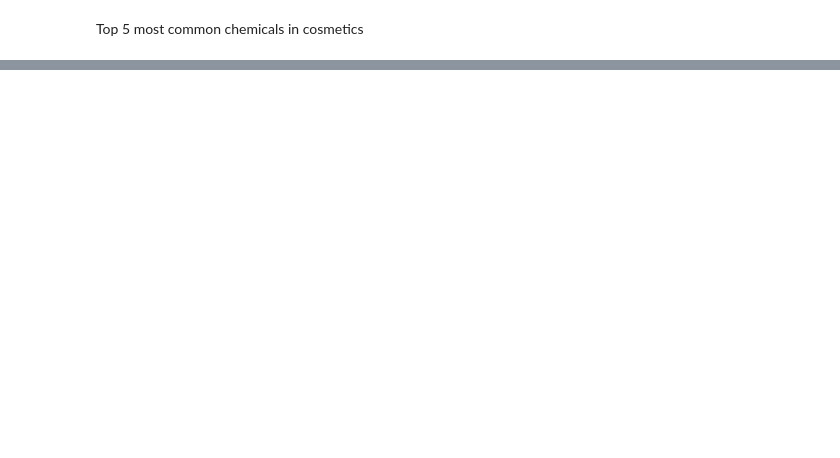
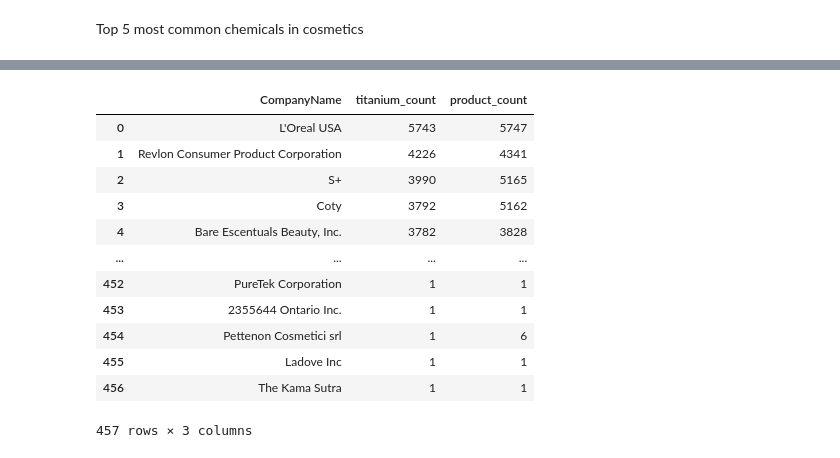
Before and after one commit to Hopex3/Cosmetics, a Jupyter notebook: capstone.ipynb, the cells around one changed output, grey strips where cells are left out. Cells and saved outputs as stored; diff of their text form; code cells hidden in the pictures; blank space fills up the shorter version.

```diff
--- a/capstone.ipynb
+++ b/capstone.ipynb
@@ -36,0 +96,4 @@ Name: count, dtype: int64
+# %%
+company_titanium=products_titanium['CompanyName'].value_counts().reset_index()
+# %%
+company_titanium=company_titanium.rename(columns= {'count':'titanium_count'})
@@ -36,0 +105,16 @@ Name: count, dtype: int64
+# %%
+titanium_and_company
+# %% [output]
+|  | CompanyName | titanium_count | product_count |
+| 0 | L'Oreal USA | 5743 | 5747 |
+| 1 | Revlon Consumer Product Corporation | 4226 | 4341 |
+| 2 | S+ | 3990 | 5165 |
+| 3 | Coty | 3792 | 5162 |
+| 4 | Bare Escentuals Beauty, Inc. | 3782 | 3828 |
+| ... | ... | ... | ... |
+| 452 | PureTek Corporation | 1 | 1 |
+| 453 | 2355644 Ontario Inc. | 1 | 1 |
+| 454 | Pettenon Cosmetici srl | 1 | 6 |
+| 455 | Ladove Inc | 1 | 1 |
+| 456 | The Kama Sutra | 1 | 1 |
+457 rows × 3 columns
```
Also changed, not shown: parts of 37 cells of this notebook.
